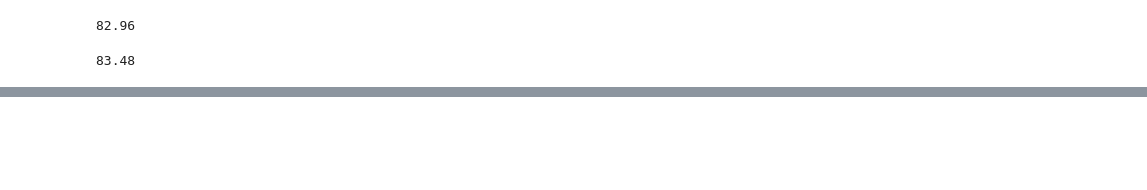
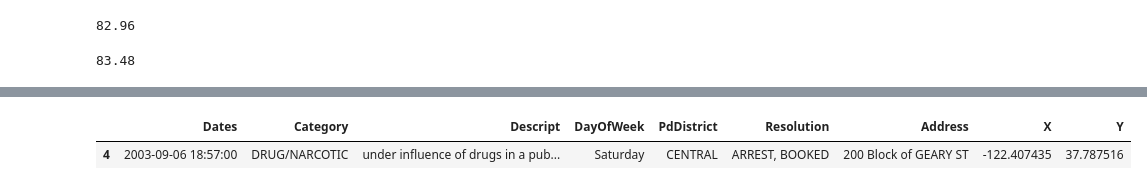
Before and after one commit to ZachMajernik/DataScience2, a Jupyter notebook: Predict/CategoricalOutput.ipynb, the cells around one changed output, grey strips where cells are left out. Saved outputs shown, nothing was run; the diff lists cells and outputs as text; code cells hidden in the pictures; blank space fills up the shorter version.

```diff
--- a/Predict/CategoricalOutput.ipynb
+++ b/Predict/CategoricalOutput.ipynb
@@ -74,7 +74,7 @@ def randIDX(df, category, num):
 # %%
 random.seed(7)
 
-trainNum = 10000
+trainNum = 7500
 testNum = 5000
 
 trainIDX = []
@@ -327,0 +495,5 @@ percentCorrect_excluded
+# %%
+testDF.iloc[[4]]
+# %% [output]
+|  | Dates | Category | Descript | DayOfWeek | PdDistrict | Resolution | Address | X | Y |
+| 4 | 2003-09-06 18:57:00 | DRUG/NARCOTIC | under influence of drugs in a pub... | Saturday | CENTRAL | ARREST, BOOKED | 200 Block of GEARY ST | -122.407435 | 37.787516 |
```
Also changed, not shown: parts of 14 cells of this notebook.
